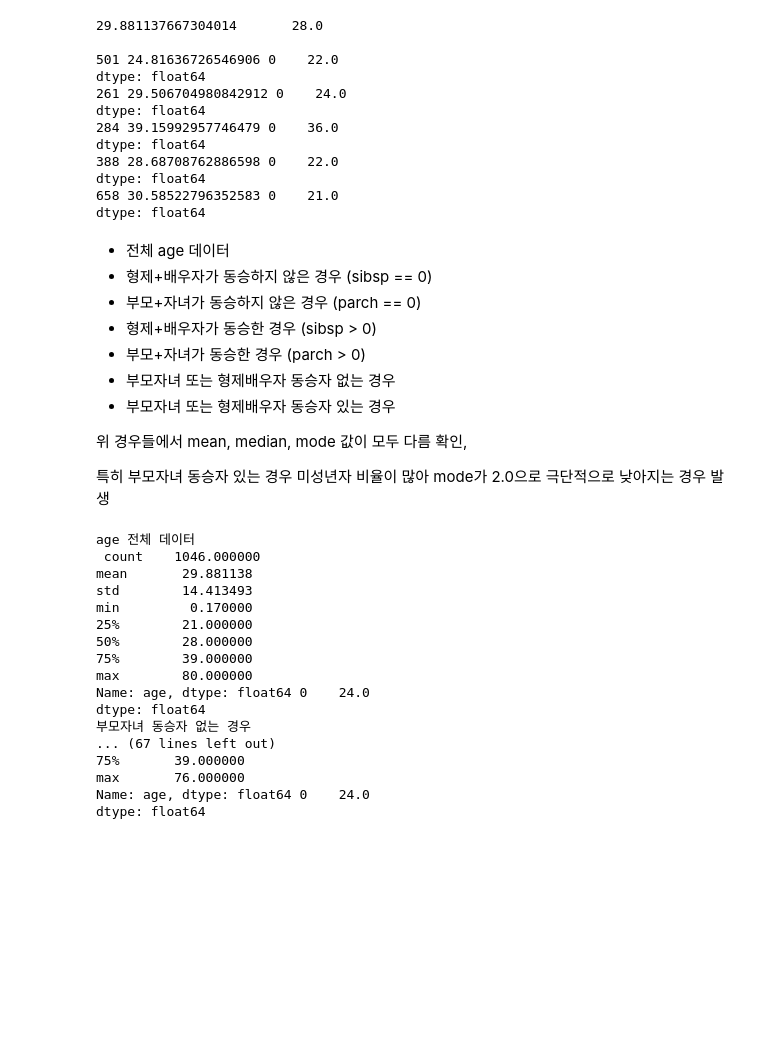
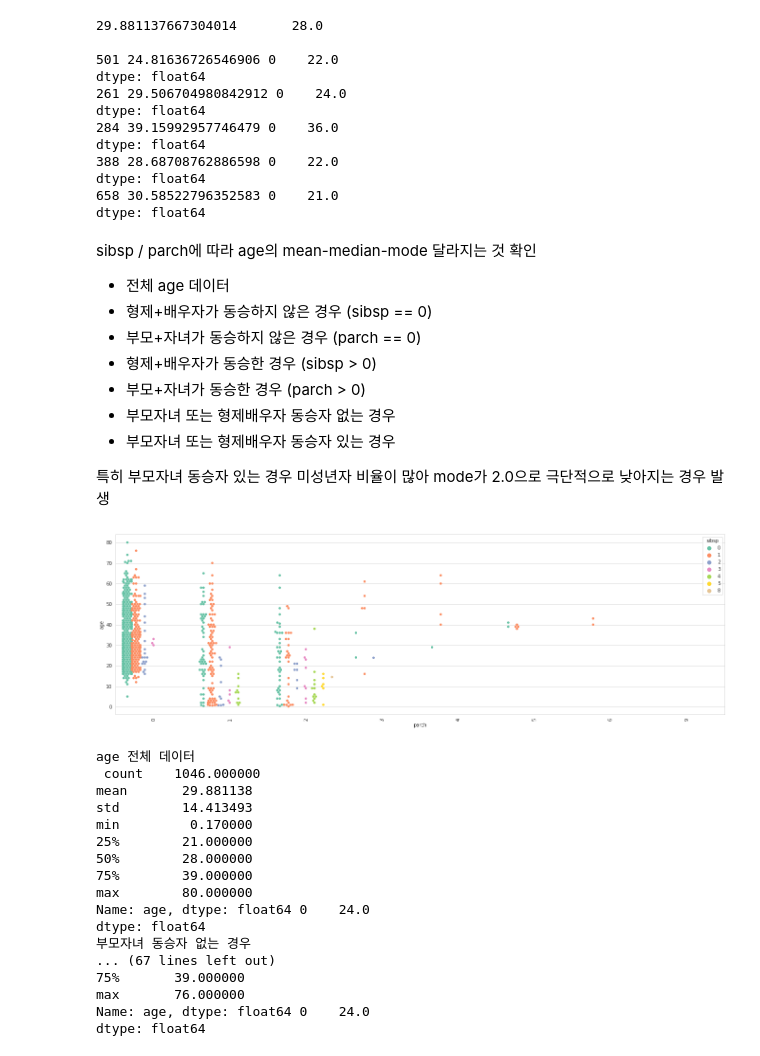
Before and after one commit to ezerwi/python-lecture, a Jupyter notebook: ml_머신러닝 기반 데이터 분석_평가_위정훈_miniproject.ipynb, the cells around one changed output. Saved outputs shown, nothing was run; the diff lists cells and outputs as text; code cells hidden in the pictures; blank space fills up the shorter version.

```diff
--- a/ml_머신러닝 기반 데이터 분석_평가_위정훈_miniproject.ipynb
+++ b/ml_머신러닝 기반 데이터 분석_평가_위정훈_miniproject.ipynb
@@ -190,6 +205,8 @@ dtype: float64
 658 30.58522796352583 0    21.0
 dtype: float64
 # %% [markdown]
+sibsp / parch에 따라 age의 mean-median-mode 달라지는 것 확인
+
 - 전체 age 데이터
 - 형제+배우자가 동승하지 않은 경우 (sibsp == 0)
 - 부모+자녀가 동승하지 않은 경우 (parch == 0)
@@ -198,9 +215,19 @@ dtype: float64
 - 부모자녀 또는 형제배우자 동승자 없는 경우
 - 부모자녀 또는 형제배우자 동승자 있는 경우
 
-위 경우들에서 mean, median, mode 값이 모두 다름 확인,
 
 특히 부모자녀 동승자 있는 경우 미성년자 비율이 많아 mode가 2.0으로 극단적으로 낮아지는 경우 발생
+# %%
+sns.set_style ('whitegrid')
+fig = plt.figure(figsize=(23,7))
+ax1 = fig.add_subplot(1,1,1)
+plt.xticks(rotation=90)
+sns.swarmplot(x='parch', y = 'age',data = tt, hue='sibsp', palette='Set2', ax=ax1, dodge=True)
+
+plt.show()
+plt.close()
+# %% [output]
+[figure, added]
 # %%
 # print (tt.sibsp.unique())
 # print (tt.parch.unique())
```
Also changed, not shown: parts of 49 cells of this notebook.
